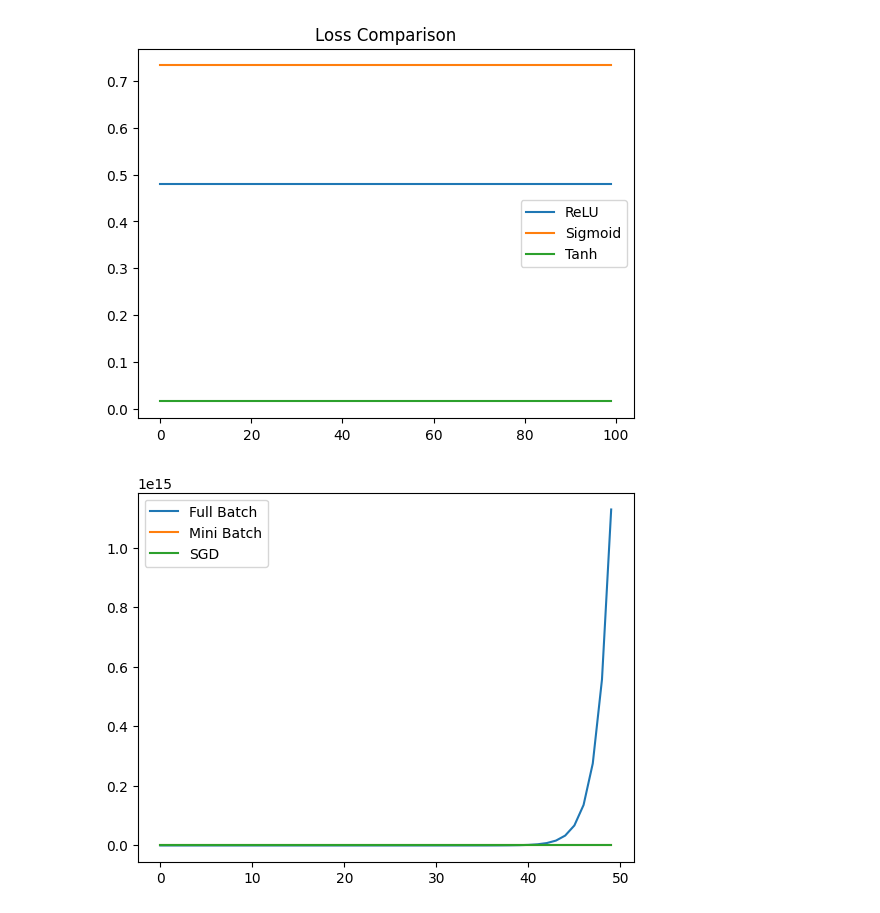
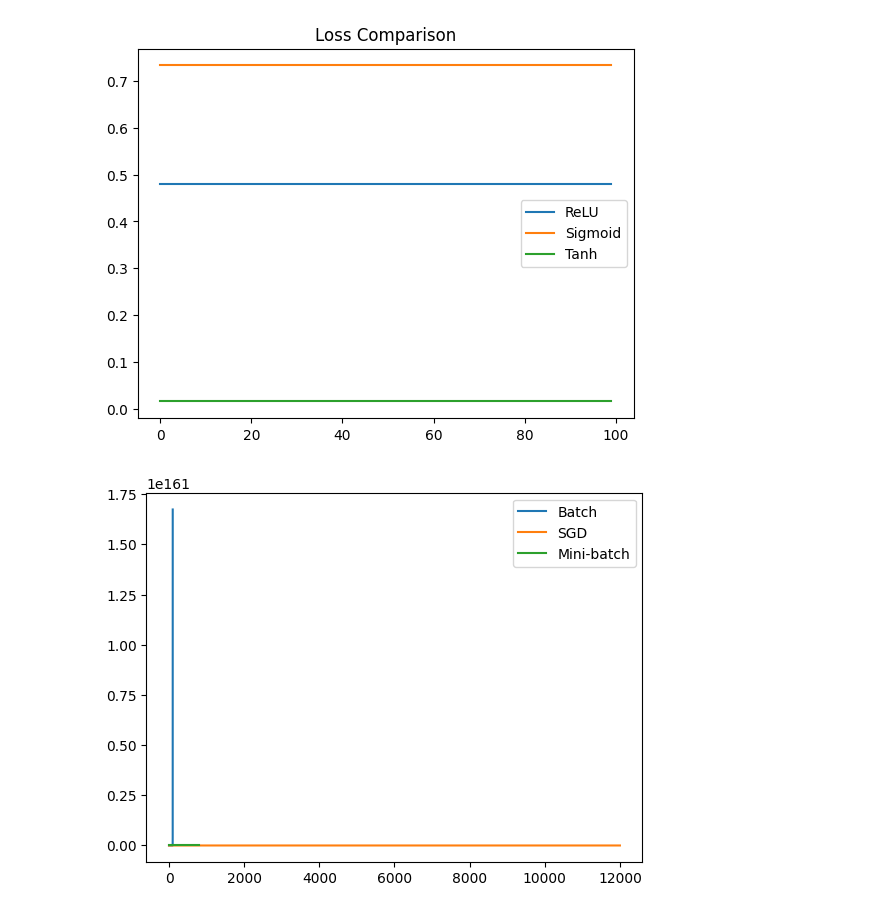
Before and after one commit to Shubham12486/deep.learning.practical, a Jupyter notebook: Untitled0.ipynb, the cells around one changed output. Saved outputs shown, nothing was run; the diff lists cells and outputs as text; code cells hidden in the pictures.

```diff
--- a/Untitled0.ipynb
+++ b/Untitled0.ipynb
@@ -152,39 +129,30 @@ plt.title("Loss Comparison")
 plt.show()
 # %% [output]
 [figure]
-# %%
-def train_gd(X, y, batch_size=None):
-    W = np.random.randn(X.shape[1],1)
-    lr = 0.01
-    losses = []
-
-    for epoch in range(50):
-        if batch_size:
-            for i in range(0, len(X), batch_size):
-                xb = X[i:i+batch_size]
-                yb = y[i:i+batch_size]
-                pred = xb @ W
-                W -= lr * xb.T @ (pred - yb)
-        else:
-            pred = X @ W
-            W -= lr * X.T @ (pred - y)
-
-        loss = np.mean((X @ W - y)**2)
-        losses.append(loss)
-    return losses
-
-X = np.random.randn(200,2)
-y = np.random.randn(200,1)
-
-loss_full = train_gd(X,y)
-loss_mini = train_gd(X,y,batch_size=32)
-loss_sgd = train_gd(X,y,batch_size=1)
-
-plt.plot(loss_full,label="Full Batch")
-plt.plot(loss_mini,label="Mini Batch")
-plt.plot(loss_sgd,label="SGD")
-plt.legend()
-plt.show()
-# %% [output]
-[figure, removed]
+# %%
+ def train(batch_size):
+    W = np.random.randn(4,3)
+    losses=[]
+    for epoch in range(100):
+        for i in range(0,len(X_train),batch_size):
+            Xb = X_train[i:i+batch_size]
+            yb = y_train[i:i+batch_size]
+            pred = np.dot(Xb,W)
+            loss = np.mean((pred-yb)**2)
+            losses.append(loss)
+            grad = np.dot(Xb.T,(pred-yb))
+            W -= 0.001*grad
+    return losses
+
+batch = train(len(X_train))
+sgd = train(1)
+mini = train(16)
+
+plt.plot(batch,label="Batch")
+plt.plot(sgd,label="SGD")
+plt.plot(mini,label="Mini-batch")
+plt.legend()
+plt.show()
+# %% [output]
+[figure, added]
 # %%
```
Also changed, not shown: parts of 3 cells of this notebook.
